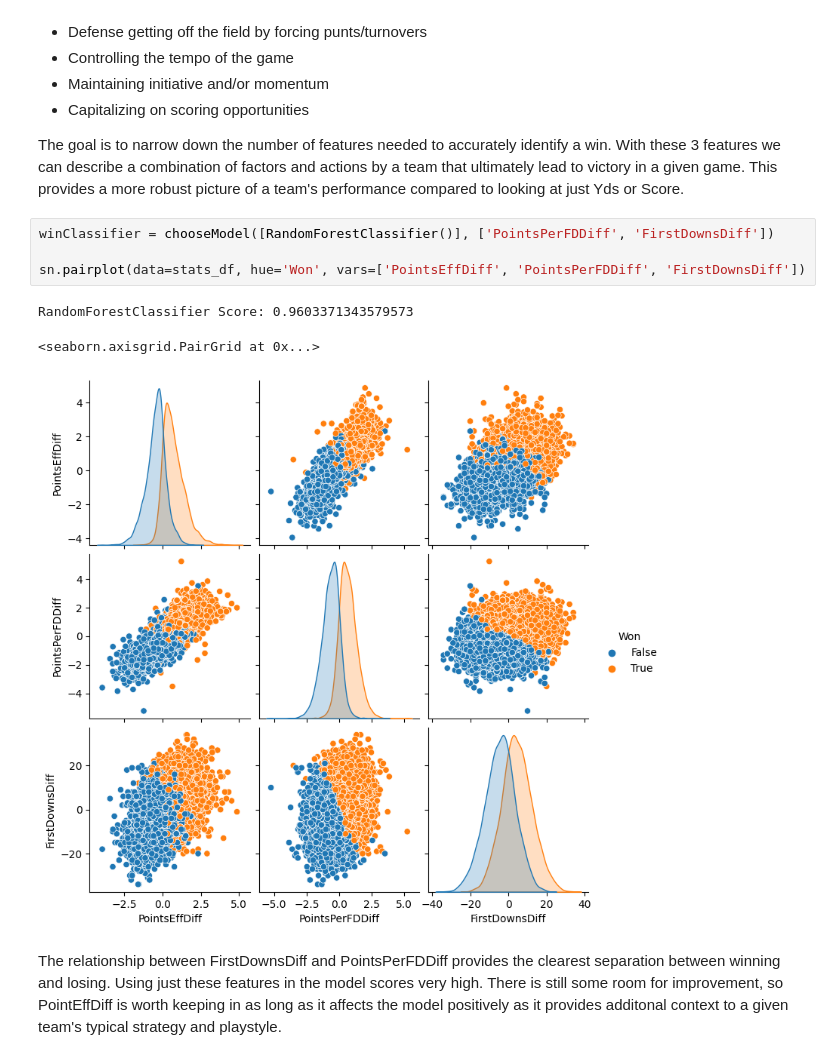
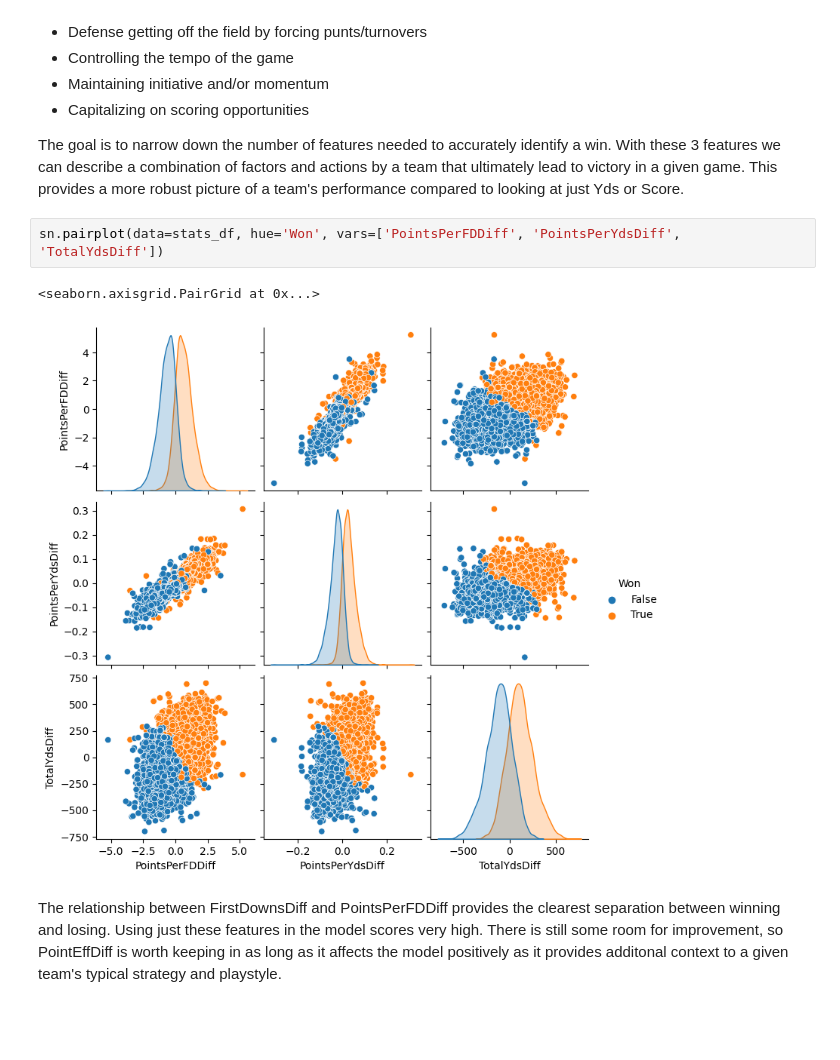
Before and after one commit to osteensco/College-Football-Analysis, a Jupyter notebook: CFA1.ipynb, the cells around one changed output. Cells and saved outputs as stored; diff of their text form; blank space fills up the shorter version.

```diff
--- a/CFA1.ipynb
+++ b/CFA1.ipynb
@@ -332,12 +326,9 @@ These three features combined provide several other implications for winning tea
 
 The goal is to narrow down the number of features needed to accurately identify a win. With these 3 features we can describe a combination of factors and actions by a team that ultimately lead to victory in a given game. This provides a more robust picture of a team's performance compared to looking at just Yds or Score.
 # %%
-winClassifier = chooseModel([RandomForestClassifier()], ['PointsPerFDDiff', 'FirstDownsDiff'])
-
-sn.pairplot(data=stats_df, hue='Won', vars=['PointsEffDiff', 'PointsPerFDDiff', 'FirstDownsDiff'])
+sn.pairplot(data=stats_df, hue='Won', vars=['PointsPerFDDiff', 'PointsPerYdsDiff', 'TotalYdsDiff'])
 # %% [output]
-RandomForestClassifier Score: 0.9603371343579573
+<seaborn.axisgrid.PairGrid at 0x...>
-<seaborn.axisgrid.PairGrid at 0x...>
-[figure, old version]
+[figure, new version]
 # %% [markdown]
 The relationship between FirstDownsDiff and PointsPerFDDiff provides the clearest separation between winning and losing. Using just these features in the model scores very high. There is still some room for improvement, so PointEffDiff is worth keeping in as long as it affects the model positively as it provides additonal context to a given team's typical strategy and playstyle.
```
Also changed, not shown: parts of 17 cells of this notebook.
